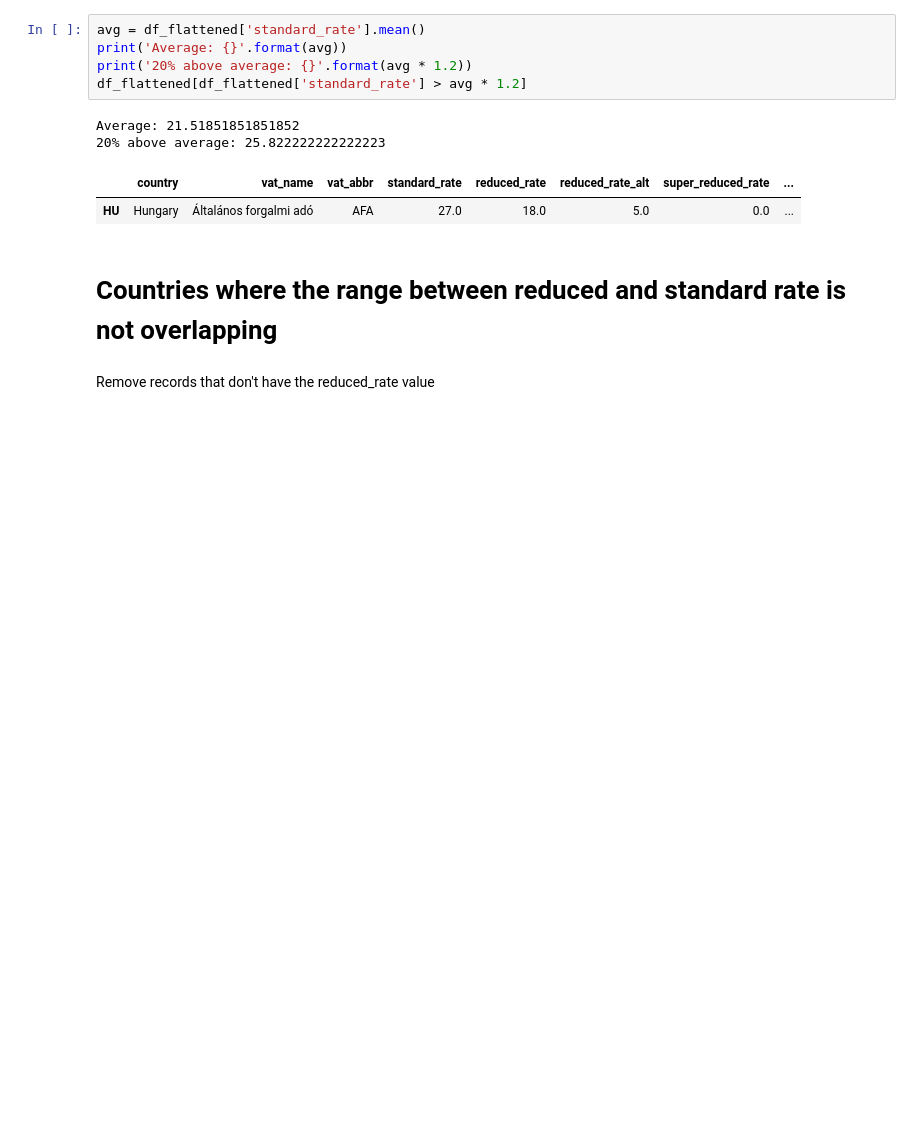
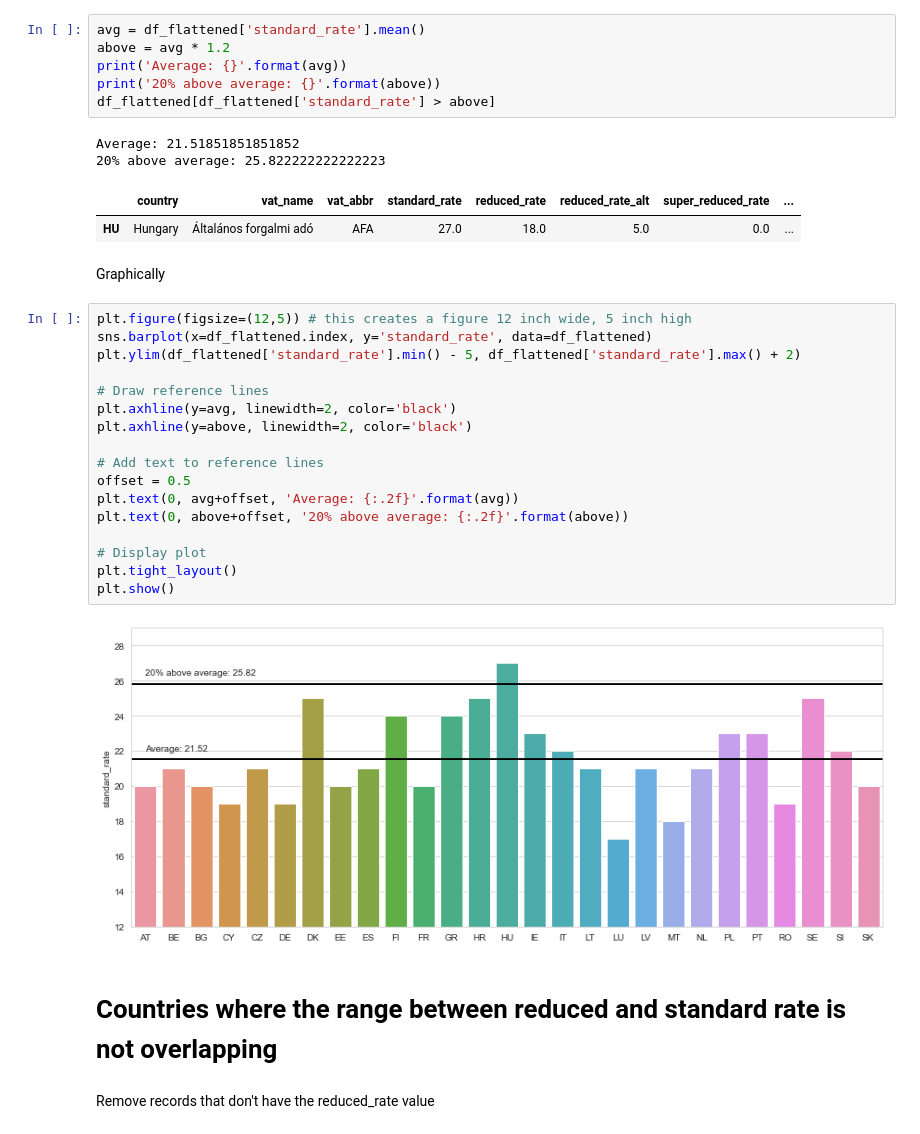
Before and after one commit to catalinaduplat/vat-case-study, a Jupyter notebook: VATRates.ipynb, the cells around one changed output. Cells and saved outputs as stored; diff of their text form; blank space fills up the shorter version.

Commit message:
Add charts

```diff
--- a/VATRates.ipynb
+++ b/VATRates.ipynb
@@ -247,13 +250,35 @@ pysqldf("SELECT a.country, a.standard_rate, b.std_count \
 # %%
 avg = df_flattened['standard_rate'].mean()
+above = avg * 1.2
 print('Average: {}'.format(avg))
-print('20% above average: {}'.format(avg * 1.2))
-df_flattened[df_flattened['standard_rate'] > avg * 1.2]
+print('20% above average: {}'.format(above))
+df_flattened[df_flattened['standard_rate'] > above]
 # %% [output]
 Average: 21.51851851851852
 20% above average: 25.822222222222223
 |  | country | vat_name | vat_abbr | standard_rate | reduced_rate | reduced_rate_alt | super_reduced_rate | ... |
 | HU | Hungary | Általános forgalmi adó | AFA | 27.0 | 18.0 | 5.0 | 0.0 | ... |
+# %% [markdown]
+Graphically
+# %%
+plt.figure(figsize=(12,5)) # this creates a figure 12 inch wide, 5 inch high
+sns.barplot(x=df_flattened.index, y='standard_rate', data=df_flattened)
+plt.ylim(df_flattened['standard_rate'].min() - 5, df_flattened['standard_rate'].max() + 2)
+
+# Draw reference lines
+plt.axhline(y=avg, linewidth=2, color='black')
+plt.axhline(y=above, linewidth=2, color='black')
+
+# Add text to reference lines
+offset = 0.5
+plt.text(0, avg+offset, 'Average: {:.2f}'.format(avg))
+plt.text(0, above+offset, '20% above average: {:.2f}'.format(above))
+
+# Display plot
+plt.tight_layout()
+plt.show()
+# %% [output]
+[figure, added]
 # %% [markdown]
 # Countries where the range between reduced and standard rate is not overlapping
 # %% [markdown]
```
Also changed, not shown: parts of 4 cells of this notebook.
